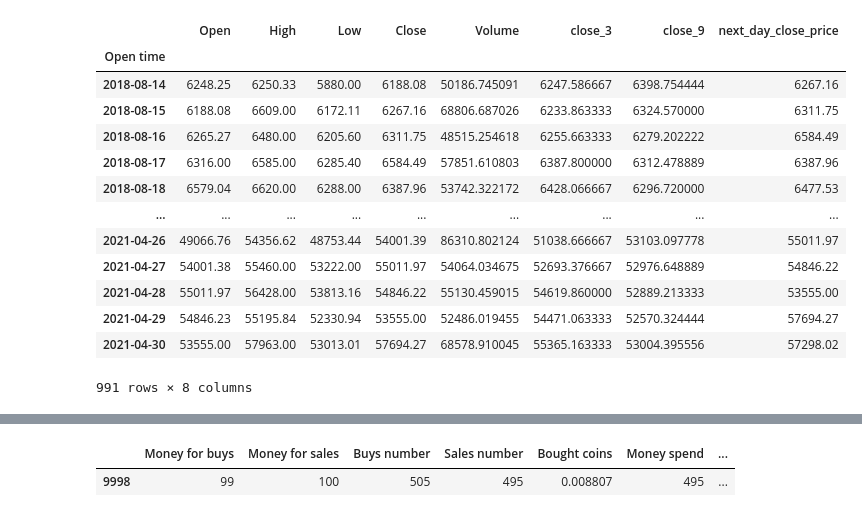
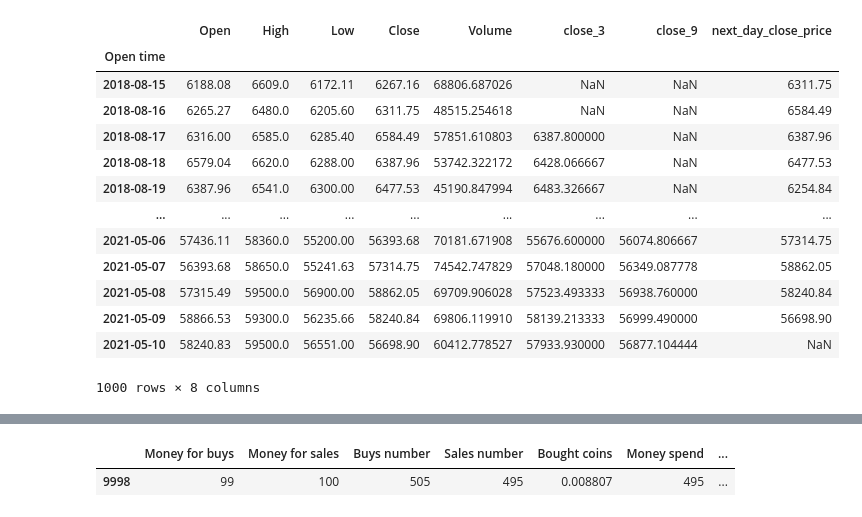
Before and after one commit to Adam-Palacz/crypto_ml, a Jupyter notebook: crypto_ml.ipynb, the cells around one changed output, grey strips where cells are left out. Cells and saved outputs as stored; diff of their text form; code cells hidden in the pictures.

```diff
--- a/crypto_ml.ipynb
+++ b/crypto_ml.ipynb
@@ -57,17 +128,18 @@ current_price
 # %%
-historical_price = pd.read_json(r_historical_price.text)
+#Delete columns in the range 6-11
+del_columns = historical_price.iloc[:,6:]
+historical_price_df = historical_price.drop(del_columns, axis=1)
 
-del_columns = historical_price.iloc[:,6:]
-historical_price = historical_price.drop(del_columns, axis=1)
-historical_price = historical_price.rename(columns={0:'Open time', 1:'Open', 2:'High', 3:'Low', 4:'Close', 5:'Volume'})
-historical_price['Open time'] = pd.to_datetime(historical_price['Open time'], unit="ms")
-historical_price = historical_price.set_index('Open time')
+#Rename columns
+historical_price_df = historical_price_df.rename(columns={0:'Open time', 1:'Open', 2:'High', 3:'Low', 4:'Close', 5:'Volume'})
 
-plot_price = historical_price.copy()
-plot_price['Volume'] = plot_price['Volume']/10
-plot_price.plot(figsize=(15,7))
+#Change time from 'ns' to datetime
+historical_price_df['Open time'] = pd.to_datetime(historical_price_df['Open time'], unit="ms")
 
-historical_price
+#Set time coulmn as index
+historical_price_df = historical_price_df.set_index('Open time')
+
+historical_price_df
 # %% [output]
 |  | Open | High | Low | Close | Volume |
 | Open time |  |  |  |  |  |
@@ -87,24 +195,28 @@ historical_price
 # %%
-close_predict = historical_price.copy()
+close_predict = historical_price_df.copy()
 
+#close mean value for 3 days
 close_predict['close_3'] = close_predict['Close'].rolling(window=3).mean()
+
+#close mean value for 9 days
 close_predict['close_9'] = close_predict['Close'].rolling(window=9).mean()
+
+#next day close price
 close_predict['next_day_close_price'] = close_predict['Close'].shift(-1)
-close_predict = close_predict.dropna()
 
 close_predict
 # %% [output]
 |  | Open | High | Low | Close | Volume | close_3 | close_9 | next_day_close_price |
 | Open time |  |  |  |  |  |  |  |  |
-| 2018-08-14 | 6248.25 | 6250.33 | 5880.00 | 6188.08 | 50186.745091 | 6247.586667 | 6398.754444 | 6267.16 |
-| 2018-08-15 | 6188.08 | 6609.00 | 6172.11 | 6267.16 | 68806.687026 | 6233.863333 | 6324.570000 | 6311.75 |
-| 2018-08-16 | 6265.27 | 6480.00 | 6205.60 | 6311.75 | 48515.254618 | 6255.663333 | 6279.202222 | 6584.49 |
-| 2018-08-17 | 6316.00 | 6585.00 | 6285.40 | 6584.49 | 57851.610803 | 6387.800000 | 6312.478889 | 6387.96 |
-| 2018-08-18 | 6579.04 | 6620.00 | 6288.00 | 6387.96 | 53742.322172 | 6428.066667 | 6296.720000 | 6477.53 |
+| 2018-08-15 | 6188.08 | 6609.0 | 6172.11 | 6267.16 | 68806.687026 | NaN | NaN | 6311.75 |
+| 2018-08-16 | 6265.27 | 6480.0 | 6205.60 | 6311.75 | 48515.254618 | NaN | NaN | 6584.49 |
+| 2018-08-17 | 6316.00 | 6585.0 | 6285.40 | 6584.49 | 57851.610803 | 6387.800000 | NaN | 6387.96 |
+| 2018-08-18 | 6579.04 | 6620.0 | 6288.00 | 6387.96 | 53742.322172 | 6428.066667 | NaN | 6477.53 |
+| 2018-08-19 | 6387.96 | 6541.0 | 6300.00 | 6477.53 | 45190.847994 | 6483.326667 | NaN | 6254.84 |
 | ... | ... | ... | ... | ... | ... | ... | ... | ... |
-| 2021-04-26 | 49066.76 | 54356.62 | 48753.44 | 54001.39 | 86310.802124 | 51038.666667 | 53103.097778 | 55011.97 |
-| 2021-04-27 | 54001.38 | 55460.00 | 53222.00 | 55011.97 | 54064.034675 | 52693.376667 | 52976.648889 | 54846.22 |
-| 2021-04-28 | 55011.97 | 56428.00 | 53813.16 | 54846.22 | 55130.459015 | 54619.860000 | 52889.213333 | 53555.00 |
-| 2021-04-29 | 54846.23 | 55195.84 | 52330.94 | 53555.00 | 52486.019455 | 54471.063333 | 52570.324444 | 57694.27 |
-| 2021-04-30 | 53555.00 | 57963.00 | 53013.01 | 57694.27 | 68578.910045 | 55365.163333 | 53004.395556 | 57298.02 |
+| 2021-05-06 | 57436.11 | 58360.0 | 55200.00 | 56393.68 | 70181.671908 | 55676.600000 | 56074.806667 | 57314.75 |
+| 2021-05-07 | 56393.68 | 58650.0 | 55241.63 | 57314.75 | 74542.747829 | 57048.180000 | 56349.087778 | 58862.05 |
+| 2021-05-08 | 57315.49 | 59500.0 | 56900.00 | 58862.05 | 69709.906028 | 57523.493333 | 56938.760000 | 58240.84 |
+| 2021-05-09 | 58866.53 | 59300.0 | 56235.66 | 58240.84 | 69806.119910 | 58139.213333 | 56999.490000 | 56698.90 |
+| 2021-05-10 | 58240.83 | 59500.0 | 56551.00 | 56698.90 | 60412.778527 | 57933.930000 | 56877.104444 | NaN |
-991 rows × 8 columns
+1000 rows × 8 columns
```
Also changed, not shown: parts of 43 cells of this notebook.
